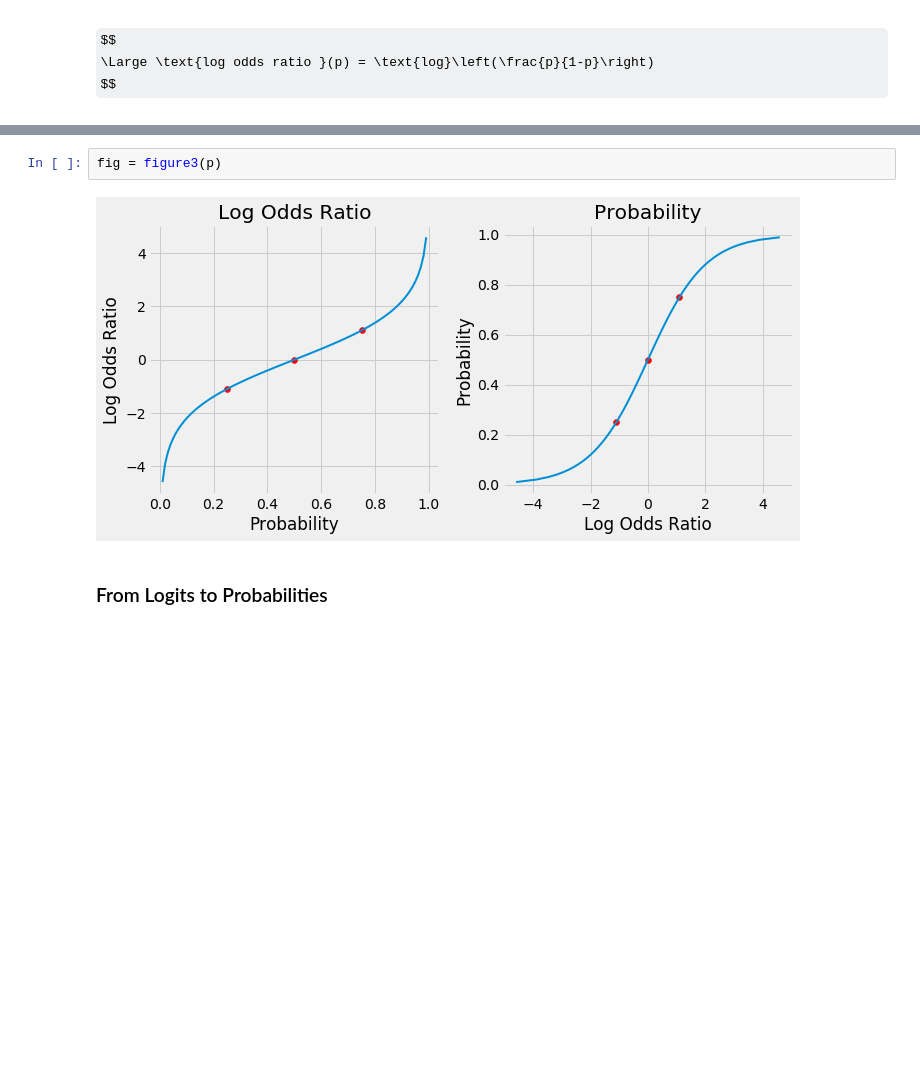
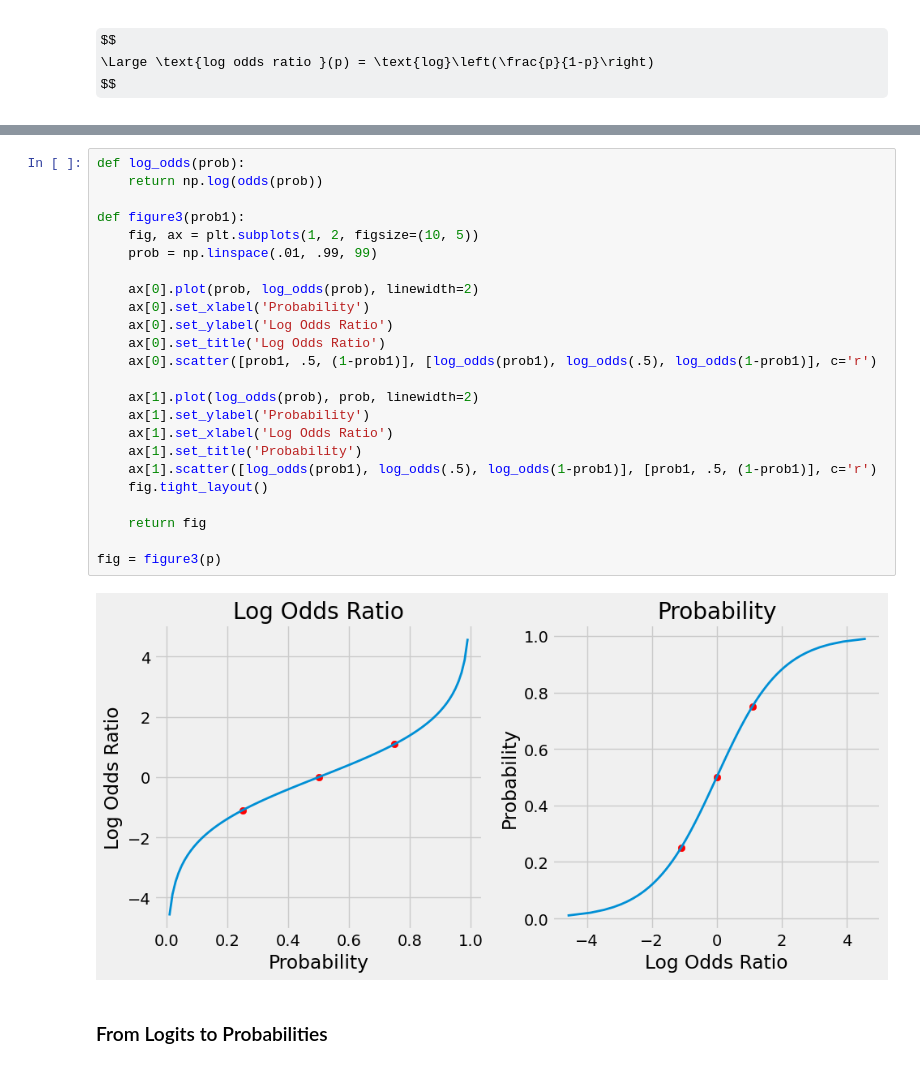
Before and after one commit to mbuhidar/kaggle_comps, a Jupyter notebook: binary_bank_comp/iPython/Binary_Bank_Comp.ipynb, the cells around one changed output, grey strips where cells are left out. Drawn from its saved outputs; the diff is of its cells as text; some formulas as TeX source; blank space fills up the shorter version.

```diff
--- a/binary_bank_comp/iPython/Binary_Bank_Comp.ipynb
+++ b/binary_bank_comp/iPython/Binary_Bank_Comp.ipynb
@@ -224,7 +270,29 @@ log_odds_ratio(p), log_odds_ratio(q)
-# %%
-fig = figure3(p)
-# %% [output]
-[figure, removed]
+# %%
+def log_odds(prob):
+    return np.log(odds(prob))
+
+def figure3(prob1):
+    fig, ax = plt.subplots(1, 2, figsize=(10, 5))
+    prob = np.linspace(.01, .99, 99)
+
+    ax[0].plot(prob, log_odds(prob), linewidth=2)
+    ax[0].set_xlabel('Probability')
+    ax[0].set_ylabel('Log Odds Ratio')
+    ax[0].set_title('Log Odds Ratio')
+    ax[0].scatter([prob1, .5, (1-prob1)], [log_odds(prob1), log_odds(.5), log_odds(1-prob1)], c='r')
+
+    ax[1].plot(log_odds(prob), prob, linewidth=2)
+    ax[1].set_ylabel('Probability')
+    ax[1].set_xlabel('Log Odds Ratio')
+    ax[1].set_title('Probability')
+    ax[1].scatter([log_odds(prob1), log_odds(.5), log_odds(1-prob1)], [prob1, .5, (1-prob1)], c='r')
+    fig.tight_layout()
+
+    return fig
+
+fig = figure3(p)
+# %% [output]
+[figure, added]
 # %% [markdown]
 ### From Logits to Probabilities
 # %% [markdown]
```
Also changed, not shown: parts of 30 cells of this notebook.
